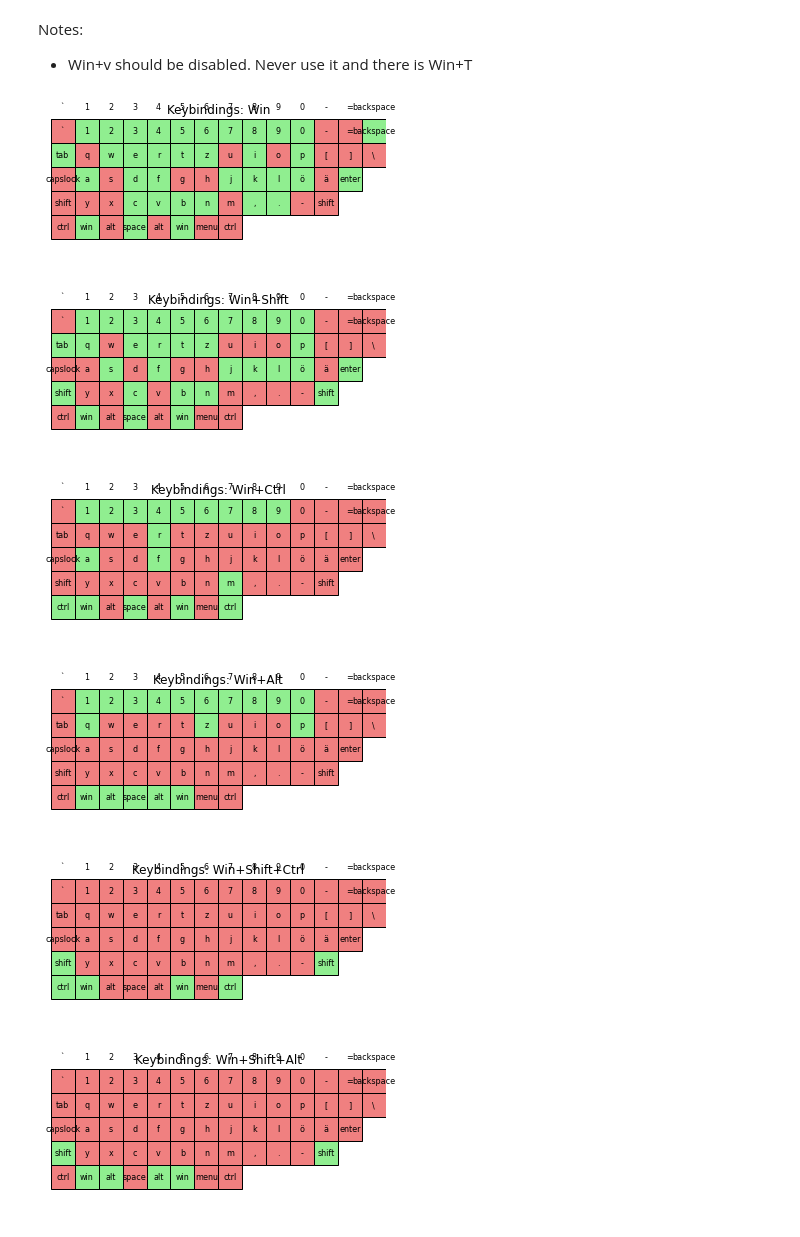
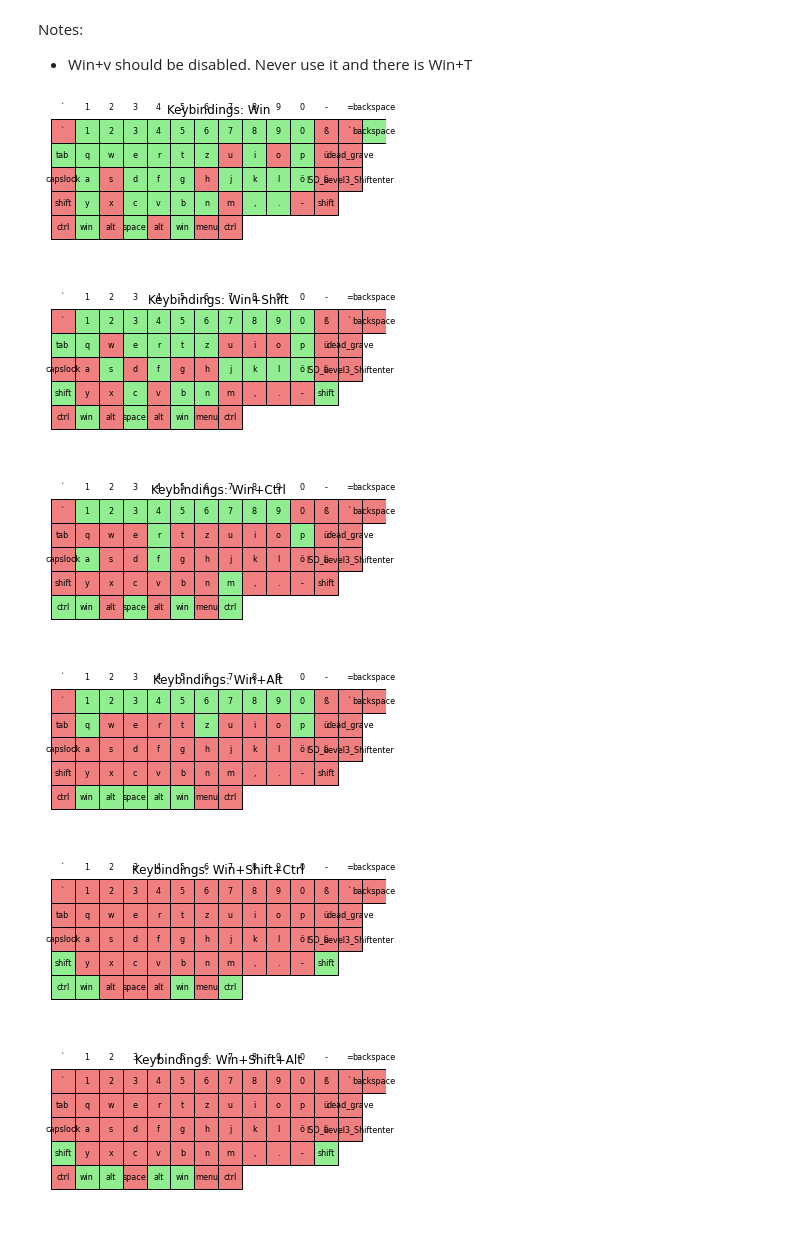
Before and after one commit to sonofhypnos/my-keyboard-layout, a Jupyter notebook: keyboard_layout.ipynb, the cells around one changed output. Drawn from its saved outputs; the diff is of its cells as text; code cells hidden in the pictures.

```diff
--- a/keyboard_layout.ipynb
+++ b/keyboard_layout.ipynb
@@ -31,11 +31,11 @@ keyboard_layout = [['`',
   '8',
   '9',
   '0',
-  '-',
-  '=',
+  'ß',
+  '`',
   'backspace'],
- ['tab', 'q', 'w', 'e', 'r', 't', 'z', 'u', 'i', 'o', 'p', '[', ']', '\\'],
- ['capslock', 'a', 's', 'd', 'f', 'g', 'h', 'j', 'k', 'l', 'ö', "ä", 'enter'],
+ ['tab', 'q', 'w', 'e', 'r', 't', 'z', 'u', 'i', 'o', 'p', 'ü',"dead_grave"],
+ ['capslock', 'a', 's', 'd', 'f', 'g', 'h', 'j', 'k', 'l', 'ö', "ä", "ISO_Level3_Shift" 'enter',],
  ['shift', 'y', 'x', 'c', 'v', 'b', 'n', 'm', ',', '.', '-', 'shift'],
  ['ctrl', 'win', 'alt', 'space', 'alt', 'win', 'menu', 'ctrl']]
 # Define keybindings with expanded ranges
@@ -167,14 +167,16 @@ keybindings = {
     # Other Shortcuts
     "Win+Shift+Escape": "exec gnome-system-monitor",
     "Win+Alt+Ctrl+q": "exec emacsclient -t",
-    "Win+p": "exec xclip -o | sed '/^\s*#/d; s/#.*//' | xclip -selection clipboard",
+    "Win+Ctrl+p": "exec xclip -o | sed '/^\s*#/d; s/#.*//' | xclip -selection clipboard",
+    "Win+p": "perplexity",
     "Win+e": "[class='Emacs'] scratchpad show",
     "Win+Alt+z": "[class='Zotero'] scratchpad show",
     "Alt+F4": "[con_id='__focused__'] exec --no-startup-id kill -9 $(xdotool getwindowfocus getwindowpid)",
     "Win+BackSpace": "kill",
     "Win+Shift+z": "exec xclip -selection 'c' -out | xargs -I{} xdg-open https://www.google.de/search?q={}",
     "Win+z": "exec echo '' | rofi -dmenu -p 'Search:' | xargs -I{} xdg-open https://www.google.de/search?q={}",
-    "Win+w": "[class='Google-chrome' instance='chat.openai.com'] scratchpad show",
+    "Win+w": "claude",
+    "Win+q": "gpt",
     "Win+Alt+p": "[class='Google-chrome' instance='fatebook.io'] scratchpad show",
 
     # Mnemonics
@@ -189,6 +191,10 @@ keybindings = {
     "Win+c": "exec capture.sh -k 'n'",
     "Win+v": "switch to vertical",
     "Win+a" : "Focus parents",
+    #"Win+y": "Focus children", removed
+    "Win+y": "copyq menu",
+    "Win+g": "split horizontal",
+    #For ß and similar use XKeysim names. You can find (for ß that would be ssharp). You can find them by running "xev" and pressing the corresponding key
 
 
 }
@@ -221,36 +227,36 @@ def draw_keyboard(layout, bindings, modifiers, title):
     for row in layout:
         x_offset = 0
         for key in row:
             full_binding = f"{modifiers}+{key}" in bindings
             #print(f"{modifiers[0]}+{key}")
             #print(bindings)
             is_modifier = key in modifiers.split("+")
 
             color = mapped_color if (full_binding or is_modifier) else unmapped_color
 
             rect = Rectangle((x_offset, -y_offset), key_width, key_height, facecolor=color, edgecolor="black")
             ax.add_patch(rect)
             plt.text(x_offset + key_width / 2, -y_offset + key_height / 2, key, ha="center", va="center", fontsize=8)
             x_offset += key_width
         y_offset += key_height
 
     ax.set_xlim(0, len(layout[0]))
     ax.set_ylim(-len(layout), 0)
     ax.set_aspect('equal')
     ax.axis('off')
     plt.title(title)
     plt.show()
 
 # Draw keyboard for each modifier combination
 for mod_name, mod_combination in modifier_combinations:
     #mod_list = mod_combination.split('+')
     #mod_list=[mod_name]
     keybindings = {k.lower():v for k,v in keybindings.items()}
     draw_keyboard(keyboard_layout, keybindings, mod_name.lower(), f"Keybindings: {mod_name}")
 # %% [output]
-[figure, old version]
+[figure, new version]
-[figure, old version]
+[figure, new version]
-[figure, old version]
+[figure, new version]
-[figure, old version]
+[figure, new version]
-[figure, old version]
+[figure, new version]
-[figure, old version]
+[figure, new version]
```
Also changed, not shown: parts of 1 cell of this notebook.
